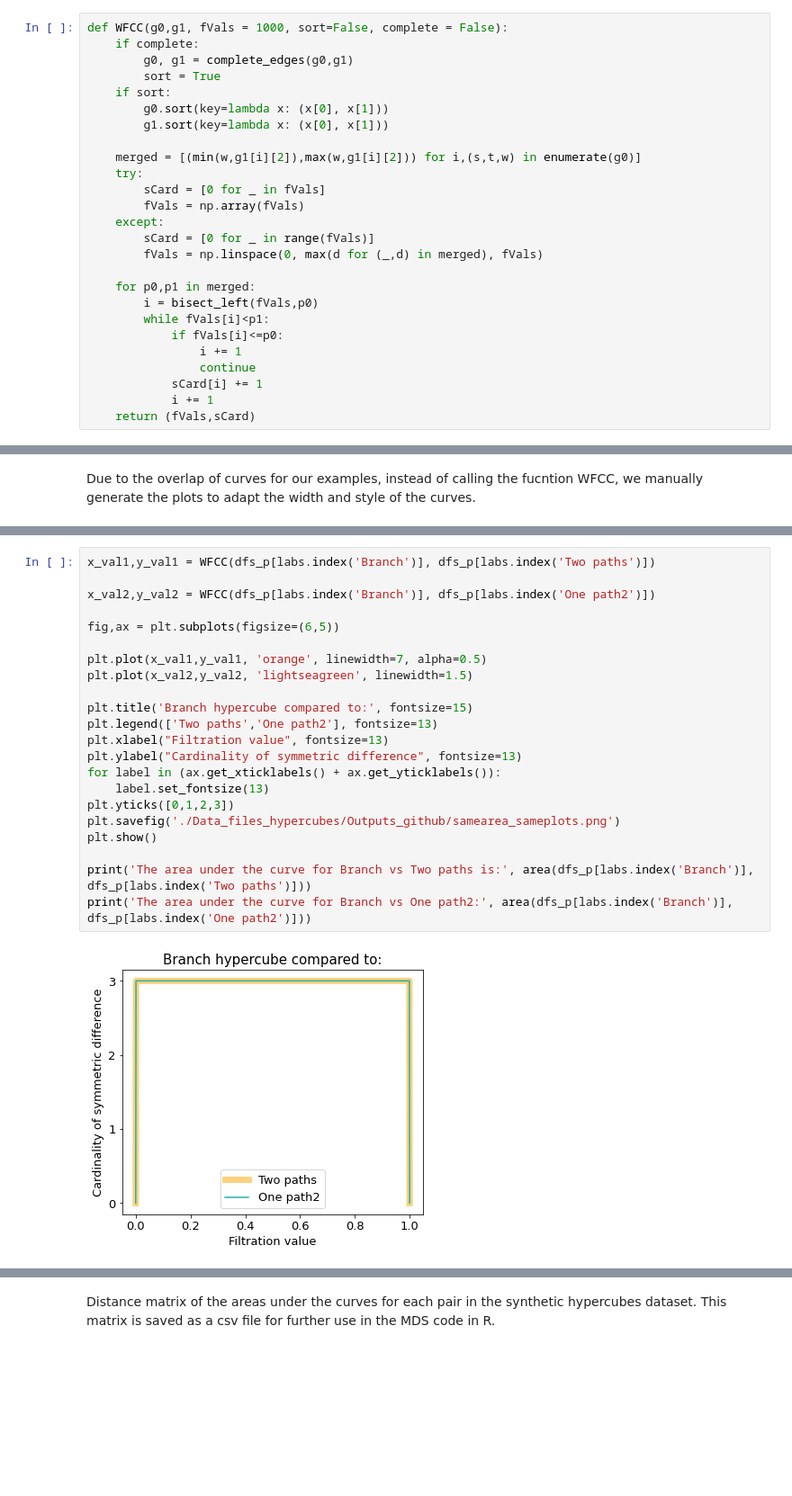
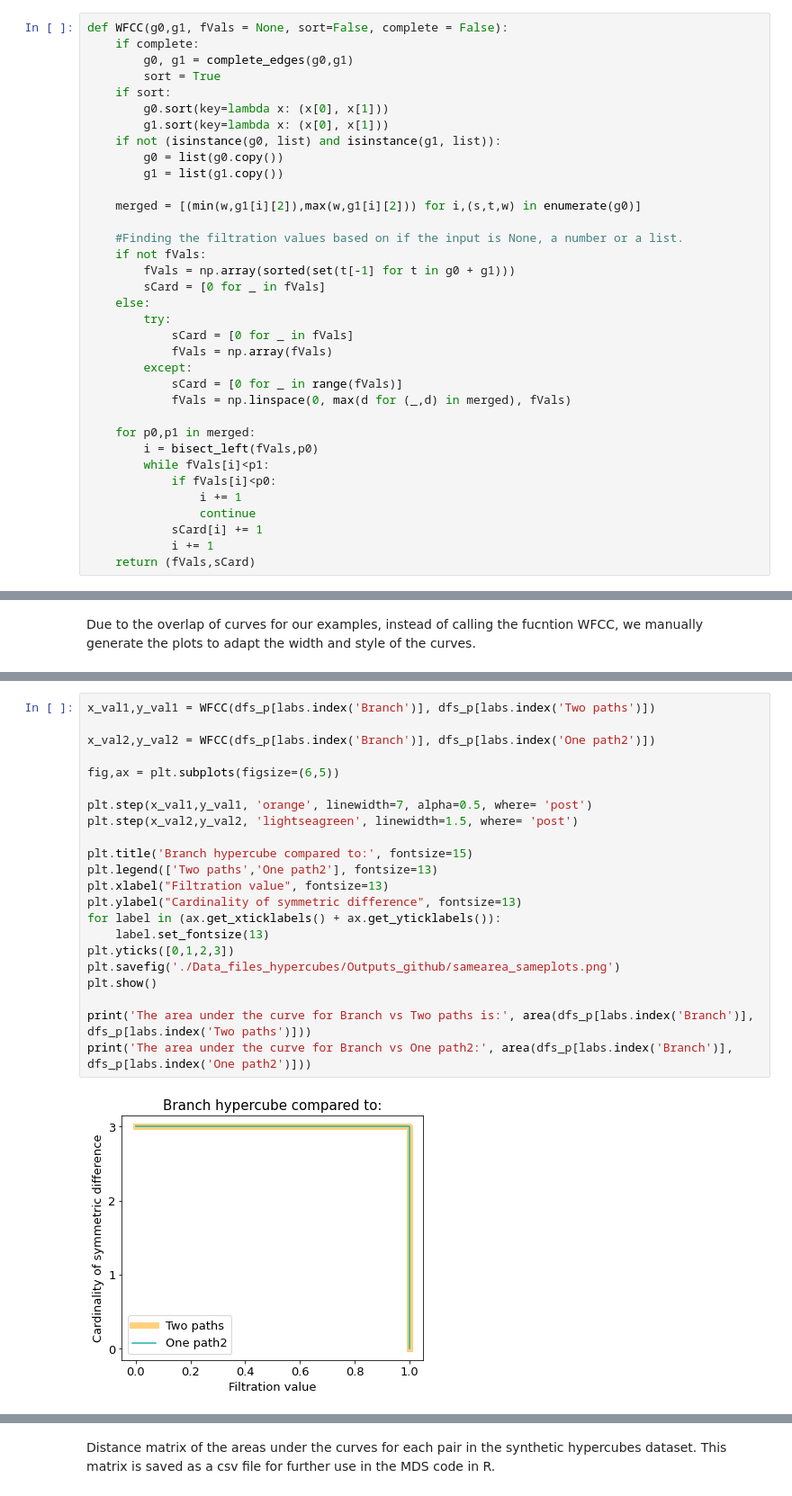
Before and after one commit to lar-sal/WFCC, a Jupyter notebook: main.ipynb, the cells around one changed output, grey strips where cells are left out. Shown at 90% size. Saved outputs shown, nothing was run; the diff lists cells and outputs as text; blank space fills up the shorter version.

Commit message:
Changed to step plots, and default fVals
Also updated main and examples to work with the changes.

```diff
--- a/main.ipynb
+++ b/main.ipynb
@@ -101,26 +101,35 @@ def area(g0, g1, sort=False, complete=False):
 # %% [markdown]
 The WFCC computes the symmetric difference metric for each filtration value, producing a curve. We assume that the graphs given as input have the same edges. If the edges might appear in different order for the two graphs set `sort = True`, to sort them. If the graphs do not have the same edges, set `complete = True` to add missing edges with weight 0. The `fVals` is either a list of filtration values for which we compute the symmetric difference or an integer giving equally spaced values in the interval from 0 to the maximum weight. This function outputs an array of filtration values and a list of corresponding values of the cardinality of the symmetric difference.
 # %%
-def WFCC(g0,g1, fVals = 1000, sort=False, complete = False):
+def WFCC(g0,g1, fVals = None, sort=False, complete = False):
     if complete:
         g0, g1 = complete_edges(g0,g1)
         sort = True
     if sort:
         g0.sort(key=lambda x: (x[0], x[1]))
         g1.sort(key=lambda x: (x[0], x[1]))
+    if not (isinstance(g0, list) and isinstance(g1, list)):
+        g0 = list(g0.copy())
+        g1 = list(g1.copy())
 
     merged = [(min(w,g1[i][2]),max(w,g1[i][2])) for i,(s,t,w) in enumerate(g0)]
-    try:
+
+    #Finding the filtration values based on if the input is None, a number or a list.
+    if not fVals:
+        fVals = np.array(sorted(set(t[-1] for t in g0 + g1)))
         sCard = [0 for _ in fVals]
-        fVals = np.array(fVals)
-    except:
-        sCard = [0 for _ in range(fVals)]
-        fVals = np.linspace(0, max(d for (_,d) in merged), fVals)
+    else:
+        try:
+            sCard = [0 for _ in fVals]
+            fVals = np.array(fVals)
+        except:
+            sCard = [0 for _ in range(fVals)]
+            fVals = np.linspace(0, max(d for (_,d) in merged), fVals)
 
     for p0,p1 in merged:
         i = bisect_left(fVals,p0)
         while fVals[i]<p1:
-            if fVals[i]<=p0:
+            if fVals[i]<p0:
                 i += 1
                 continue
             sCard[i] += 1
@@ -220,27 +230,27 @@ The area under the curve for Branch vs One path is:  1.0
 # %%
 x_val1,y_val1 = WFCC(dfs_p[labs.index('Branch')], dfs_p[labs.index('Two paths')])
 
 x_val2,y_val2 = WFCC(dfs_p[labs.index('Branch')], dfs_p[labs.index('One path2')])
 
 fig,ax = plt.subplots(figsize=(6,5))
 
-plt.plot(x_val1,y_val1, 'orange', linewidth=7, alpha=0.5)
-plt.plot(x_val2,y_val2, 'lightseagreen', linewidth=1.5)
+plt.step(x_val1,y_val1, 'orange', linewidth=7, alpha=0.5, where= 'post')
+plt.step(x_val2,y_val2, 'lightseagreen', linewidth=1.5, where= 'post')
 
 plt.title('Branch hypercube compared to:', fontsize=15)
 plt.legend(['Two paths','One path2'], fontsize=13)
 plt.xlabel("Filtration value", fontsize=13)
 plt.ylabel("Cardinality of symmetric difference", fontsize=13)
 for label in (ax.get_xticklabels() + ax.get_yticklabels()):
 	label.set_fontsize(13)
 plt.yticks([0,1,2,3])
 plt.savefig('./Data_files_hypercubes/Outputs_github/samearea_sameplots.png')
 plt.show()
 
 print('The area under the curve for Branch vs Two paths is:', area(dfs_p[labs.index('Branch')], dfs_p[labs.index('Two paths')]))
 print('The area under the curve for Branch vs One path2:', area(dfs_p[labs.index('Branch')], dfs_p[labs.index('One path2')]))
 # %% [output]
-[figure, old version]
+[figure, new version]
 The area under the curve for Branch vs Two paths is: 3.0
 The area under the curve for Branch vs One path2: 3.0
 # %%
```
Also changed, not shown: parts of 24 cells of this notebook, 2 other files.
